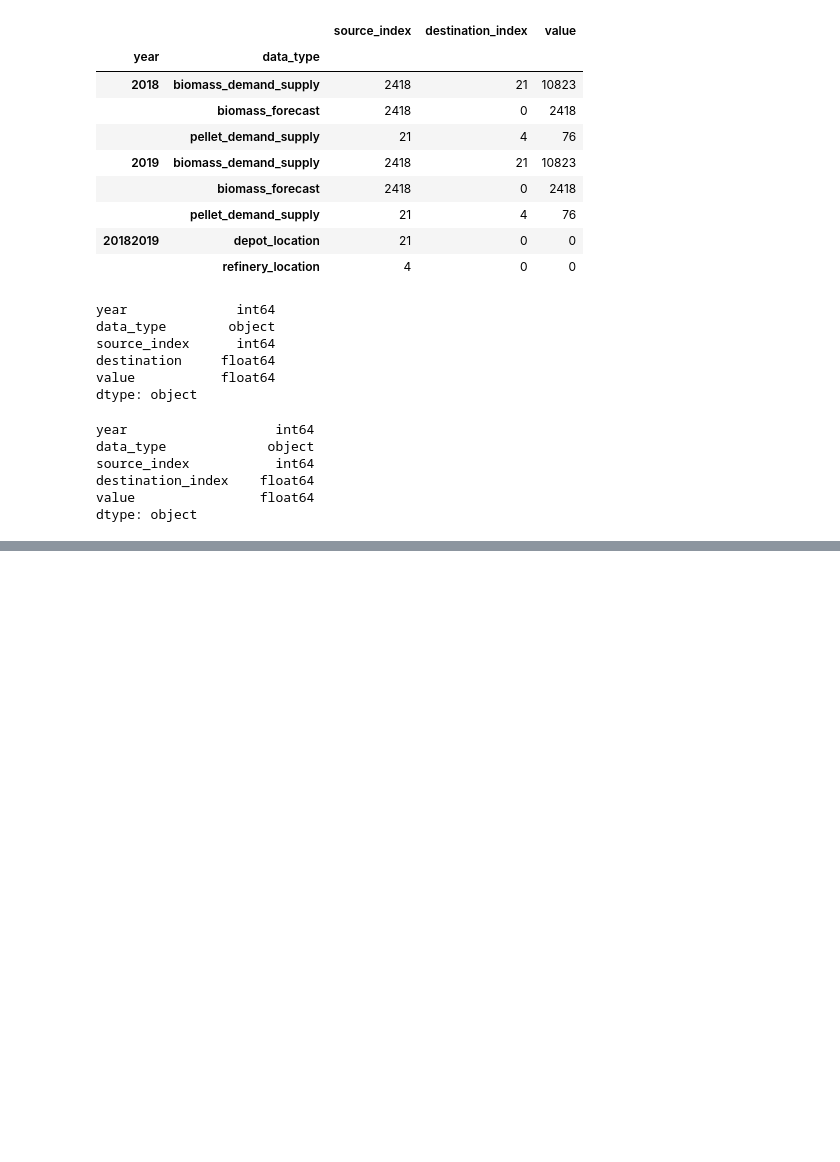
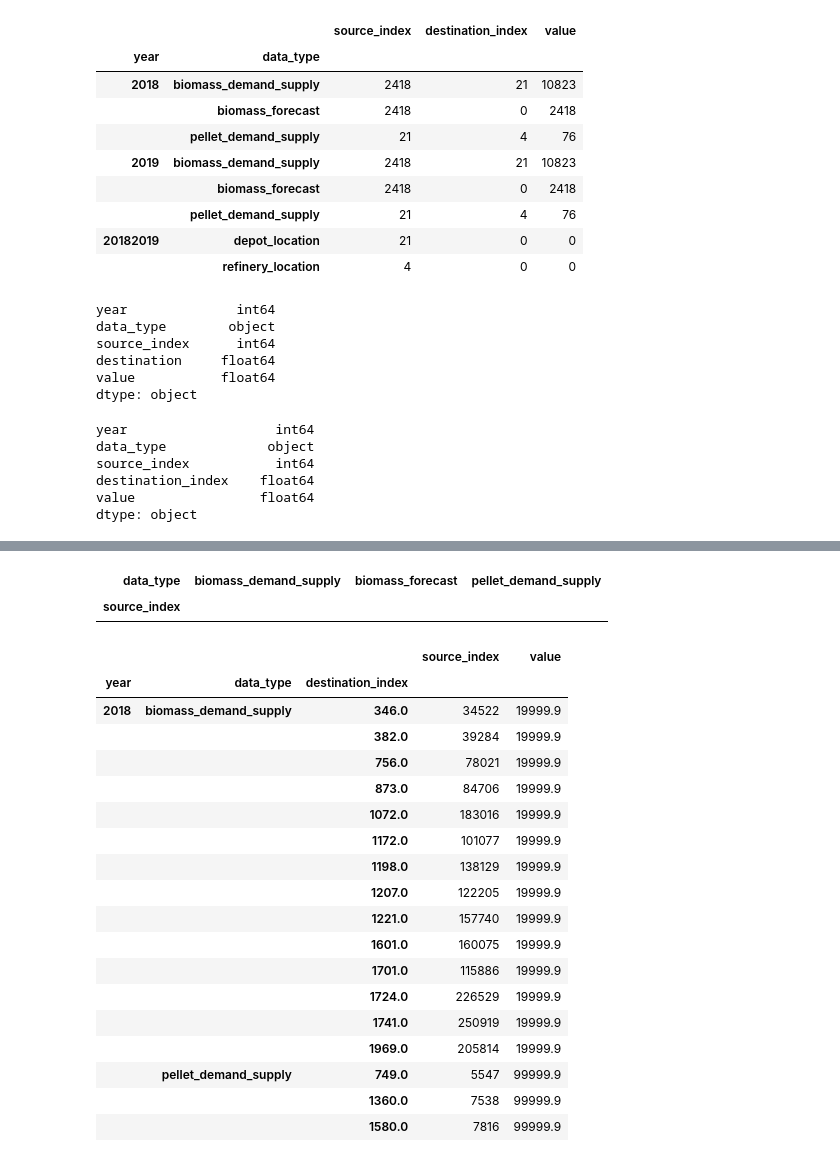
Before and after one commit to rishikeshkushwaha/shell_comp, a Jupyter notebook: result_correction.ipynb, the cells around one changed output, grey strips where cells are left out. Drawn from its saved outputs; the diff is of its cells as text; code cells hidden in the pictures; blank space fills up the shorter version.

```diff
--- a/result_correction.ipynb
+++ b/result_correction.ipynb
@@ -129,2 +113,8 @@ result_500.groupby(['year','data_type']).agg('nunique')
 | 20182019 | depot_location | 25 | 0 | 0 |
 |  | refinery_location | 5 | 0 | 0 |
+# %%
+res_18= pd.read_csv("waste_management/result_2418_3_2018.csv")
+res_18['value'] = res_18['value'].round(2)
+res_18.loc[res_18['data_type']=='biomass_forecast','value']+=0.01
+# res_18.loc[selection criteria, columns I want] = value
+res_18.groupby(['year','data_type']).agg('nunique')
@@ -130,0 +171,5 @@ result_500.groupby(['year','data_type']).agg('nunique')
+# %%
+pivot_df[pivot_df['biomass_forecast']<pivot_df['biomass_demand_supply']]
+# %% [output]
+| data_type | biomass_demand_supply | biomass_forecast | pellet_demand_supply |
+| source_index |  |  |  |
@@ -130,0 +178,22 @@ result_500.groupby(['year','data_type']).agg('nunique')
+# %%
+res_18.groupby(['year','data_type','destination_index']).agg(sum)
+# %% [output]
+|  |  |  | source_index | value |
+| year | data_type | destination_index |  |  |
+| 2018 | biomass_demand_supply | 346.0 | 34522 | 19999.9 |
+|  |  | 382.0 | 39284 | 19999.9 |
+|  |  | 756.0 | 78021 | 19999.9 |
+|  |  | 873.0 | 84706 | 19999.9 |
+|  |  | 1072.0 | 183016 | 19999.9 |
+|  |  | 1172.0 | 101077 | 19999.9 |
+|  |  | 1198.0 | 138129 | 19999.9 |
+|  |  | 1207.0 | 122205 | 19999.9 |
+|  |  | 1221.0 | 157740 | 19999.9 |
+|  |  | 1601.0 | 160075 | 19999.9 |
+|  |  | 1701.0 | 115886 | 19999.9 |
+|  |  | 1724.0 | 226529 | 19999.9 |
+|  |  | 1741.0 | 250919 | 19999.9 |
+|  |  | 1969.0 | 205814 | 19999.9 |
+|  | pellet_demand_supply | 749.0 | 5547 | 99999.9 |
+|  |  | 1360.0 | 7538 | 99999.9 |
+|  |  | 1580.0 | 7816 | 99999.9 |
```
Also changed, not shown: parts of 18 cells of this notebook, 6 other files.
